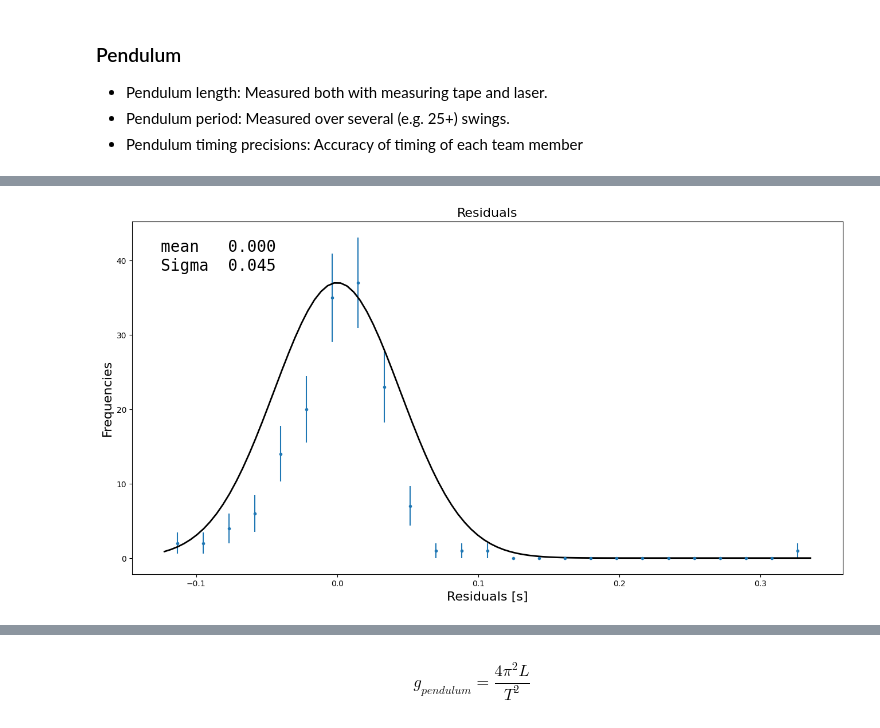
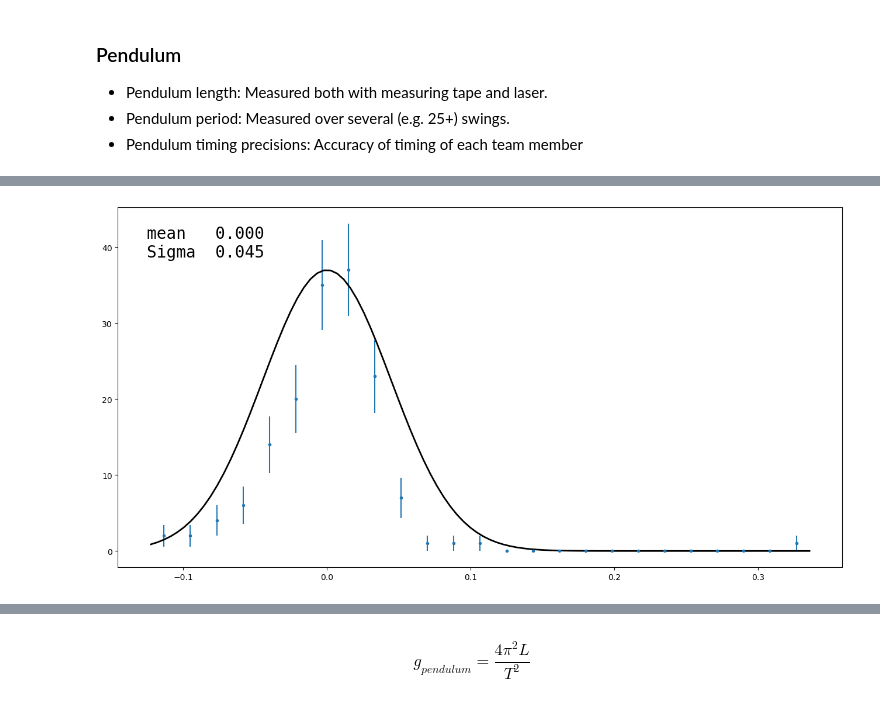
Before and after one commit to BerlinObel/AppStat2023-Project, a Jupyter notebook: Project.ipynb, the cells around one changed output, grey strips where cells are left out. Cells and saved outputs as stored; diff of their text form; code cells hidden in the pictures.

```diff
--- a/Project.ipynb
+++ b/Project.ipynb
@@ -154,7 +154,6 @@ def calculate_rms_residuals(x_data, y_data, fit_params):
     residuals = y_data - linear_model(x_data, *fit_params)
     return np.sqrt(np.mean(residuals**2))
 # %%
-
 
 N_measurements = 25
 N_exp = 5
@@ -163,8 +162,9 @@ N_bins = 25
 
 
 Pendulum_Slope = np.zeros(N_exp)
-Pendulum_stddev = np.zeros(N_exp)
-
+Pendulum_Mean = np.zeros(N_exp)
+Pendulum_Chi2 = np.zeros(N_exp)
+Pendulum_Prob = np.zeros(N_exp)
 
 residuals =list()
 # %%
@@ -181,7 +181,8 @@ for iexp in range(N_exp):
     NdofLin = N_measurements - NvarLin   # Number of degrees of freedom
     ProbLin =  stats.chi2.sf(Chi2Lin, NdofLin) # The chi2 probability given N_DOF degrees of freedom
 
-
+    Pendulum_Chi2[iexp] = Chi2Lin
+    Pendulum_Prob[iexp] = ProbLin
 
 
     residual = periods[iexp] - linear_model(x_data, m.values['a'], m.values['b'])
@@ -212,17 +213,15 @@ for iexp in range(N_exp):
     ax_res.set_ylabel('Residuals [s]', fontsize=16)
     ax_res.tick_params(axis='y', labelcolor='g')
 
-    mean, stddev = stats.norm.fit(residual)
+
 
     d = {'Intercept':[m.values['b'], m.errors['b']],
         'Slope':    [m.values['a'], m.errors['a']],
         'N_measurements': N_measurements,
-        'Mean, stddev': [mean, stddev],
         'Name': Names[iexp]
         }
 
     Pendulum_Slope[iexp] = m.values['a']
-    Pendulum_stddev[iexp] = stddev
 
 
     text = nice_string_output(d, extra_spacing=2, decimals=3)
@@ -239,28 +238,21 @@ for iexp in range(N_exp):
 # %%
 residuals = np.hstack(residuals)
 
 y, bin_edges = np.histogram(residuals, bins=N_bins)
 x = 0.5*(bin_edges[:-1] + bin_edges[1:])
 sy = np.sqrt(y)
 mean, stddev = stats.norm.fit(residuals)
 
-
 x_gauss = np.linspace(min(residuals), max(residuals), 100)
 
 fig, ax = plt.subplots(figsize=(16, 8))
 hist = ax.errorbar(x, y, sy, fmt='.')
 ax.plot(x_gauss, gaussian(x_gauss, max(y), mean, stddev), 'k', linewidth=2)
 
-ax.set_xlabel('Residuals [s]', fontsize=16)
-ax.set_ylabel('Frequencies', fontsize=16)
-ax.set_title('Residuals', fontsize=16)
-
-
-
 dd = {'mean':mean,
     'Sigma':stddev,
     }
 text2 = nice_string_output(dd, extra_spacing=2, decimals=3)
 add_text_to_ax(0.04, 0.95, text2, ax, fontsize=20)
 # %% [output]
-[figure, old version]
+[figure, new version]
```
Also changed, not shown: parts of 6 cells of this notebook, 1 other file.
